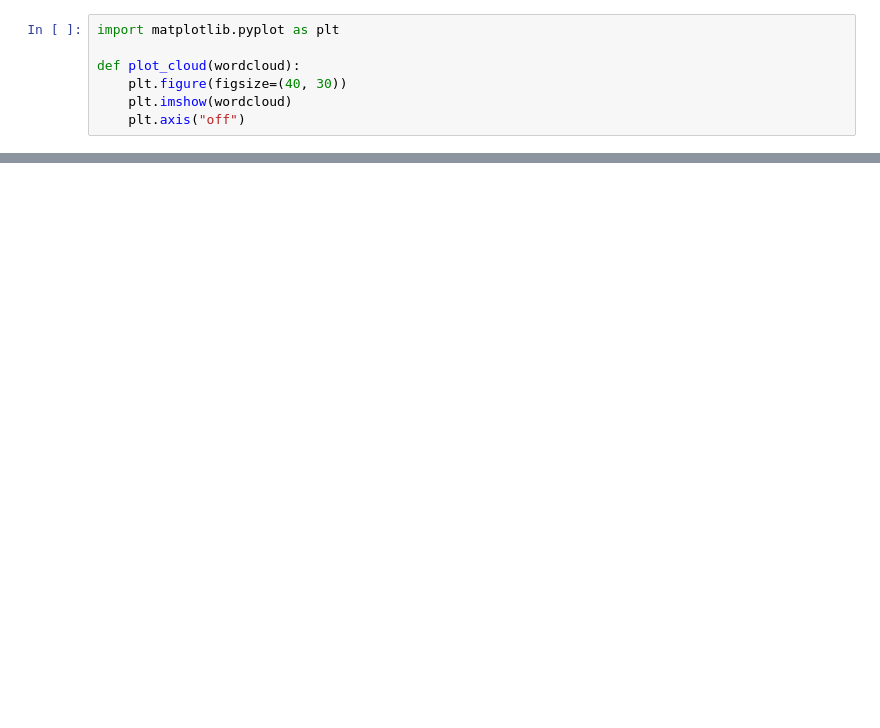
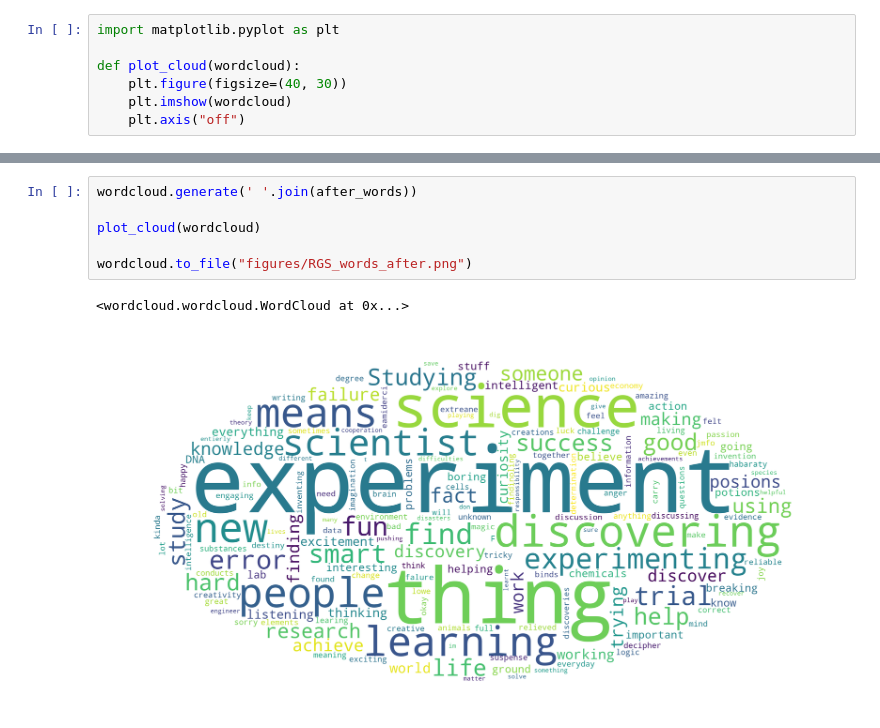
Before and after one commit to markbasham/DiamondTheGamePrintAndPlayGraphs, a Jupyter notebook: RGS_WordClouds.ipynb, the cells around one changed output, grey strips where cells are left out. Saved outputs shown, nothing was run; the diff lists cells and outputs as text; blank space fills up the shorter version.

```diff
--- a/RGS_WordClouds.ipynb
+++ b/RGS_WordClouds.ipynb
@@ -63,0 +50,9 @@ plot_cloud(img_out)
+# %%
+wordcloud.generate(' '.join(after_words))
+
+plot_cloud(wordcloud)
+
+wordcloud.to_file("figures/RGS_words_after.png")
+# %% [output]
+<wordcloud.wordcloud.WordCloud at 0x...>
+[figure, added]
```
Also changed, not shown: parts of 3 cells of this notebook, 2 other files.
